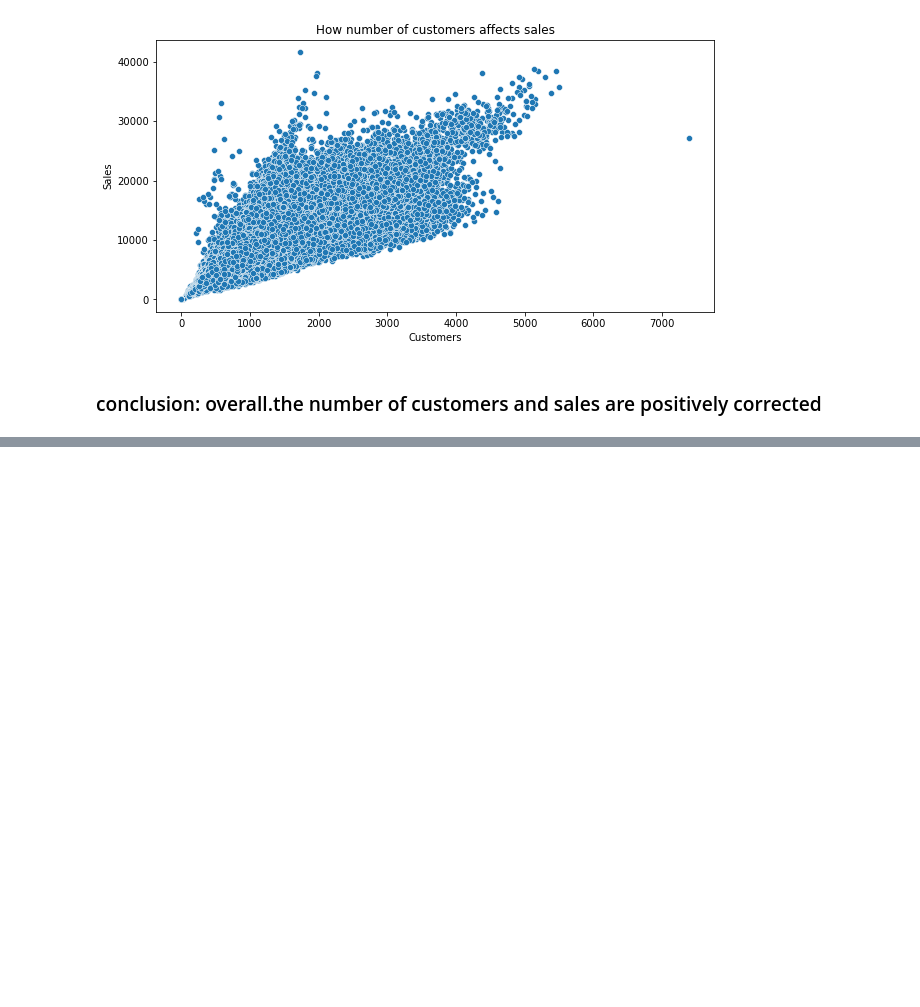
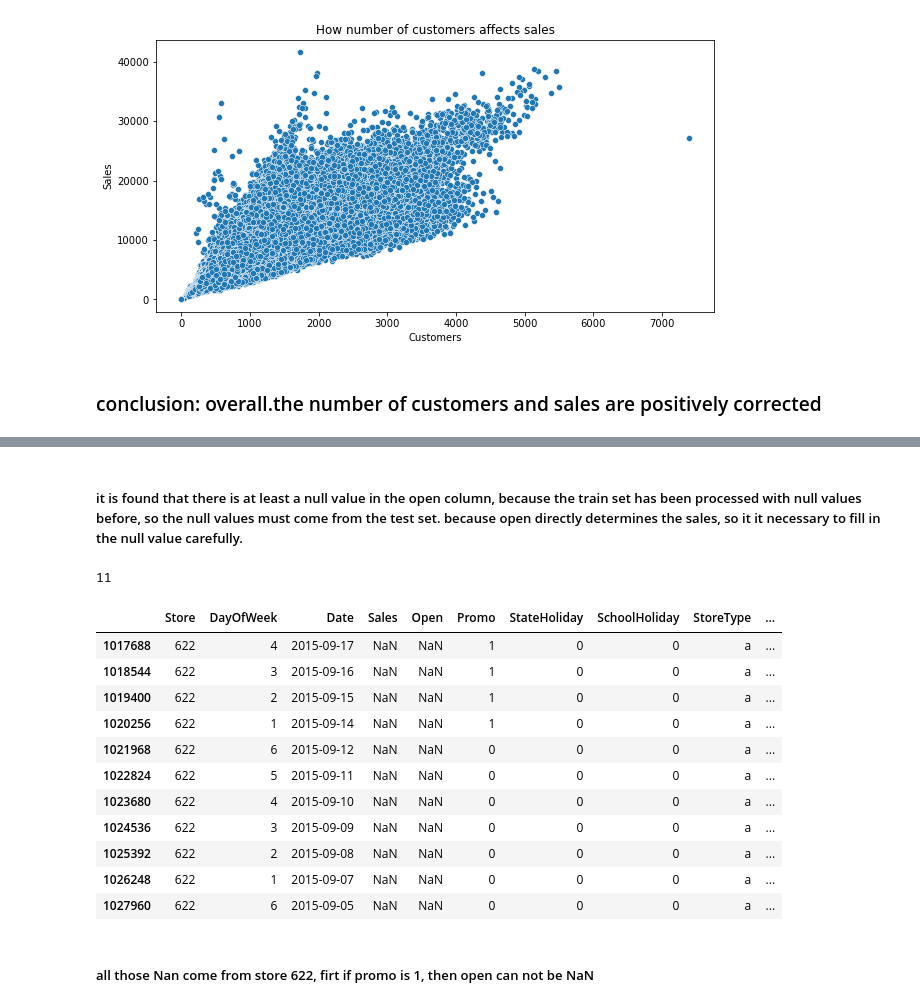
Before and after one commit to DuanLee2520/Rossmann-Store-Sales, a Jupyter notebook: RSS.ipynb, the cells around one changed output, grey strips where cells are left out. Drawn from its saved outputs; the diff is of its cells as text; code cells hidden in the pictures; blank space fills up the shorter version.

```diff
--- a/RSS.ipynb
+++ b/RSS.ipynb
@@ -572,0 +614,4 @@ ax.set(**{'title':'How number of customers affects sales'})
+# %%
+# connect train_df and test_df
+data_train_test=pd.concat([train_df,test_df.drop('Id',axis=1)],axis=0,ignore_index=True)
+data_train_test.sample(10)
@@ -572,0 +630,4 @@ ax.set(**{'title':'How number of customers affects sales'})
+# %%
+# connect store and train_test
+data_train_test=pd.merge(data_train_test,store_df,on='Store',how='left')
+data_train_test.sample(10)
@@ -572,0 +646,3 @@ ax.set(**{'title':'How number of customers affects sales'})
+# %%
+data_train_test.Date=pd.to_datetime(data_train_test.Date)
+data_train_test.info()
@@ -572,0 +693,21 @@ ax.set(**{'title':'How number of customers affects sales'})
+# %% [markdown]
+##### it is found that there is at least a null value in the open column, because the train set has been processed with null values before, so the null values must come from the test set. because open directly determines the sales, so it it necessary to fill in the null value carefully.
+# %%
+sum(data_train_test.Open.isnull())
+# %% [output]
+11
+# %%
+data_train_test[data_train_test.Open.isnull()]
+# %% [output]
+|  | Store | DayOfWeek | Date | Sales | Open | Promo | StateHoliday | SchoolHoliday | StoreType | ... |
+| 1017688 | 622 | 4 | 2015-09-17 | NaN | NaN | 1 | 0 | 0 | a | ... |
+| 1018544 | 622 | 3 | 2015-09-16 | NaN | NaN | 1 | 0 | 0 | a | ... |
+| 1019400 | 622 | 2 | 2015-09-15 | NaN | NaN | 1 | 0 | 0 | a | ... |
+| 1020256 | 622 | 1 | 2015-09-14 | NaN | NaN | 1 | 0 | 0 | a | ... |
+| 1021968 | 622 | 6 | 2015-09-12 | NaN | NaN | 0 | 0 | 0 | a | ... |
+| 1022824 | 622 | 5 | 2015-09-11 | NaN | NaN | 0 | 0 | 0 | a | ... |
+| 1023680 | 622 | 4 | 2015-09-10 | NaN | NaN | 0 | 0 | 0 | a | ... |
+| 1024536 | 622 | 3 | 2015-09-09 | NaN | NaN | 0 | 0 | 0 | a | ... |
+| 1025392 | 622 | 2 | 2015-09-08 | NaN | NaN | 0 | 0 | 0 | a | ... |
+| 1026248 | 622 | 1 | 2015-09-07 | NaN | NaN | 0 | 0 | 0 | a | ... |
+| 1027960 | 622 | 6 | 2015-09-05 | NaN | NaN | 0 | 0 | 0 | a | ... |
@@ -572,0 +716,2 @@ ax.set(**{'title':'How number of customers affects sales'})
+# %% [markdown]
+##### all those Nan come from store 622, firt if promo is 1, then open can not be NaN
```
Also changed, not shown: parts of 23 cells of this notebook.
